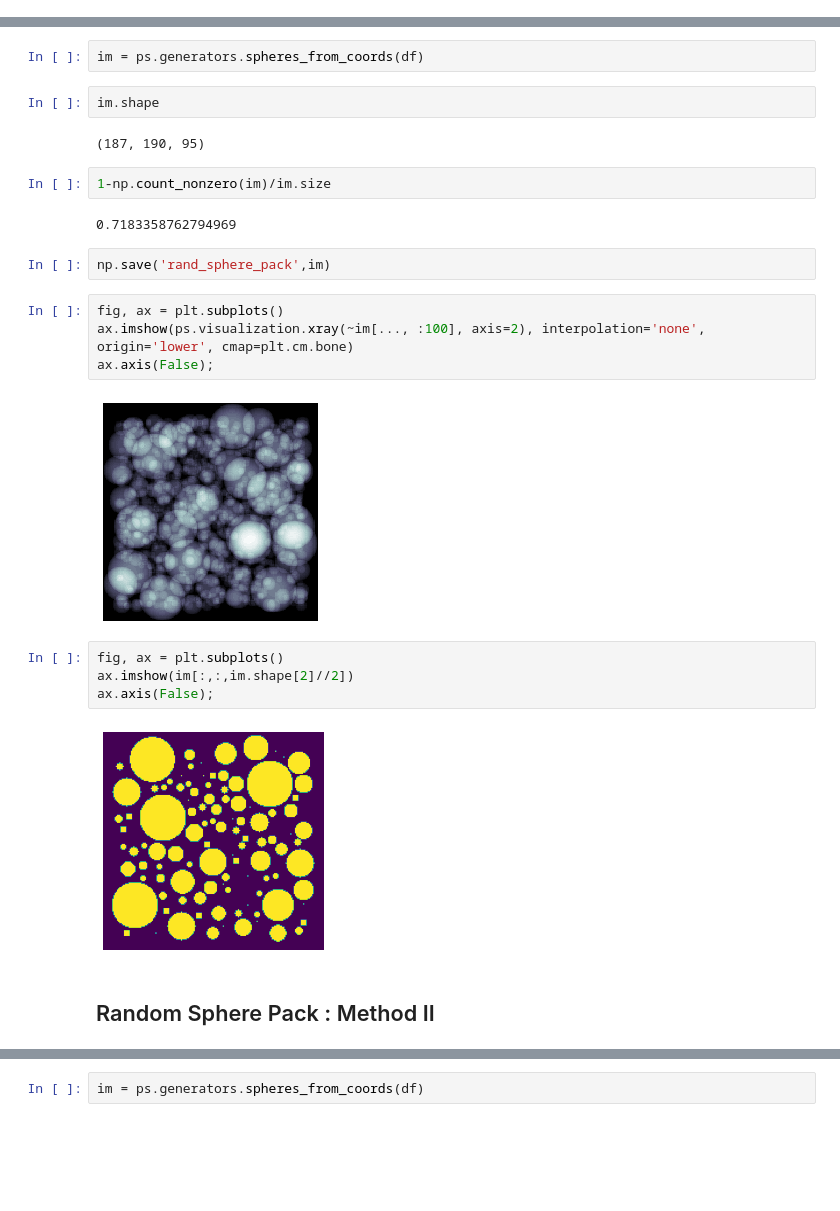
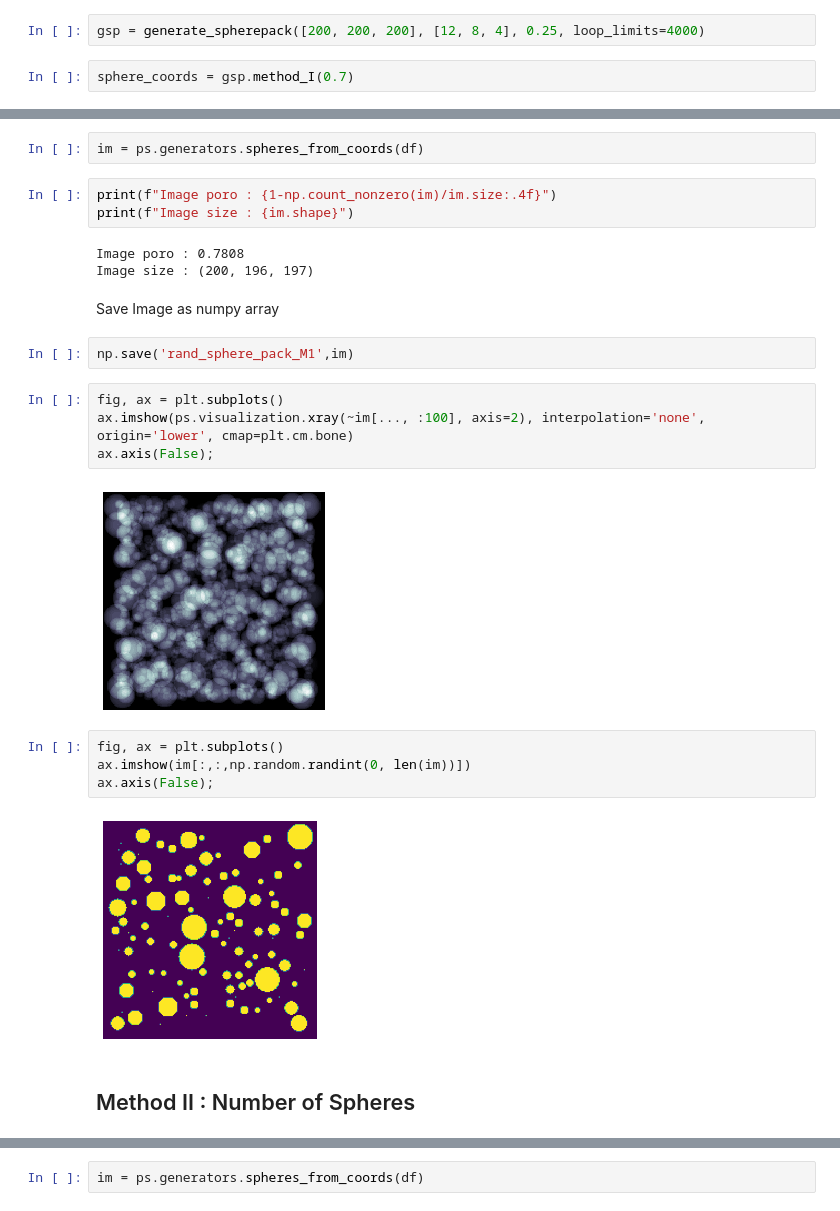
Before and after one commit to saeedtelvari/generate_sphere_pack, a Jupyter notebook: main.ipynb, the cells around one changed output, grey strips where cells are left out. Drawn from its saved outputs; the diff is of its cells as text; blank space fills up the shorter version.

```diff
--- a/main.ipynb
+++ b/main.ipynb
@@ -35,0 +9,4 @@ Loop #10000, n_spheres=00659, poro=0.762
+# %%
+gsp = generate_spherepack([200, 200, 200], [12, 8, 4], 0.25, loop_limits=4000)
+# %%
+sphere_coords = gsp.method_I(0.7)
@@ -56,26 +51,26 @@ print(df)
 # %%
 im = ps.generators.spheres_from_coords(df)
-# %%
-im.shape
-# %% [output]
-(187, 190, 95)
-# %%
-1-np.count_nonzero(im)/im.size
-# %% [output]
-0.7183358762794969
+# %%
+print(f"Image poro : {1-np.count_nonzero(im)/im.size:.4f}")
+print(f"Image size : {im.shape}")
+# %% [output]
+Image poro : 0.7808
+Image size : (200, 196, 197)
+# %% [markdown]
+Save Image as numpy array
 # %%
-np.save('rand_sphere_pack',im)
+np.save('rand_sphere_pack_M1',im)
 # %%
 fig, ax = plt.subplots()
 ax.imshow(ps.visualization.xray(~im[..., :100], axis=2), interpolation='none', origin='lower', cmap=plt.cm.bone)
 ax.axis(False);
 # %% [output]
-[figure, old version]
+[figure, new version]
 # %%
 fig, ax = plt.subplots()
-ax.imshow(im[:,:,im.shape[2]//2])
+ax.imshow(im[:,:,np.random.randint(0, len(im))])
 ax.axis(False);
 # %% [output]
-[figure, old version]
+[figure, new version]
 # %% [markdown]
-## Random Sphere Pack : Method II
+## Method II : Number of Spheres
```
Also changed, not shown: parts of 26 cells of this notebook, 2 other files.
